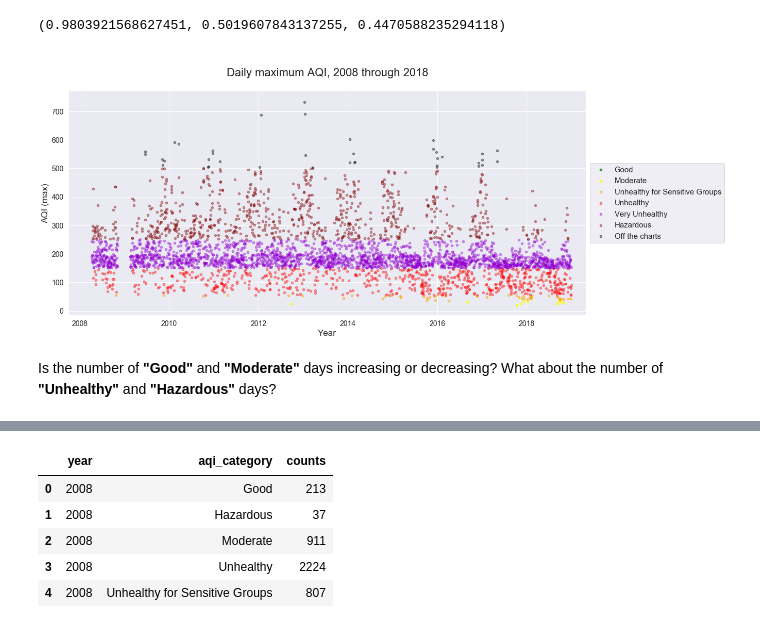
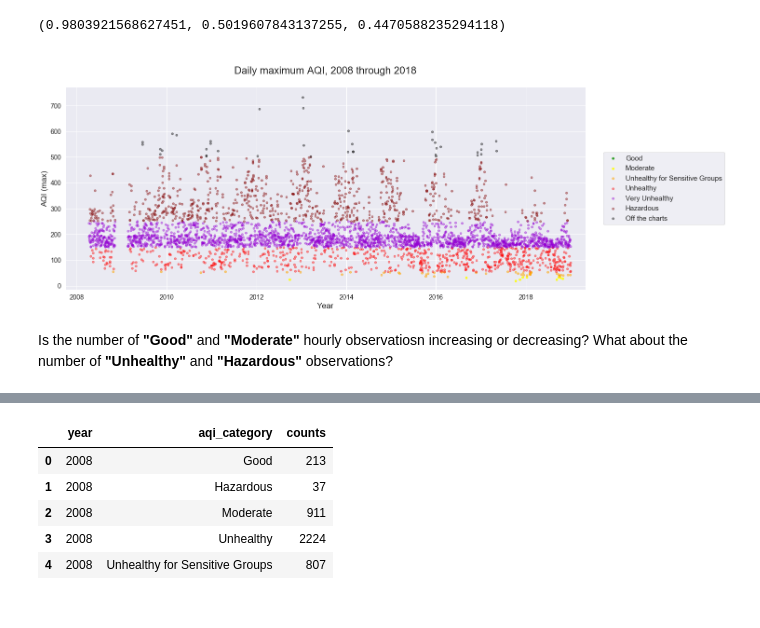
Before and after one commit to yontartu/wuran, a Jupyter notebook: beijing_aqi_analysis.ipynb, the cells around one changed output, grey strips where cells are left out. Cells and saved outputs as stored; diff of their text form; code cells hidden in the pictures.

```diff
--- a/beijing_aqi_analysis.ipynb
+++ b/beijing_aqi_analysis.ipynb
@@ -262,26 +262,26 @@ e = m[(m.max_aqi > 150.5) & (m.max_aqi <= 250.5)]
 f = m[(m.max_aqi > 250.5) & (m.max_aqi <= 500.5)]
 g = m[(m.max_aqi > 500.5)]
 # %%
-plt.figure(figsize=(18,8))
+plt.figure(figsize=(20,8))
 plt.scatter(list(a.date_lt), a.max_aqi, alpha=1.0, s=20, c=[[0.2, 0.6274509803921569, 0.17254901960784313]], label='Good')
 plt.scatter(list(b.date_lt), b.max_aqi, alpha=0.8, s=20, c=[[1.0, 1.0, 0.0]], label='Moderate')
 plt.scatter(list(c.date_lt), c.max_aqi, alpha=0.5, s=20, c=[[1.0, 0.6470588235294118, 0.0]], label='Unhealthy for Sensitive Groups')
 plt.scatter(list(d.date_lt), d.max_aqi, alpha=0.4, s=20, c=[[1.0, 0.0, 0.0]], label='Unhealthy')
 plt.scatter(list(e.date_lt), e.max_aqi, alpha=0.4, s=20, c=[[0.5803921568627451, 0.0, 0.8274509803921568]], label='Very Unhealthy')
 plt.scatter(list(f.date_lt), f.max_aqi, alpha=0.4, s=20, c=[[0.5019607843137255, 0.0, 0.0]], label='Hazardous')
 plt.scatter(list(g.date_lt), g.max_aqi, alpha=0.4, s=20, c=[[0.0, 0.0, 0.0]], label='Off the charts')
 plt.xlim(datetime.date(2007,10,1), datetime.date(2019,5,1))
 plt.title('\nDaily maximum AQI, 2008 through 2018\n', size=22)
 plt.ylabel('AQI (max)', size=17)
 plt.xlabel('Year', size=17)
 plt.xticks(size=14)
 plt.yticks(size=14)
 plt.legend(loc='center right', bbox_to_anchor=(1.275, 0.5), fontsize=15)
 plt.savefig(os.getcwd() + '/img/pollution/5_daily_max_aqi.png')
 # %% [output]
-[figure, old version]
+[figure, new version]
 # %% [markdown]
-Is the number of **"Good"** and **"Moderate"** days increasing or decreasing? What about the number of **"Unhealthy"** and **"Hazardous"** days?
+Is the number of **"Good"** and **"Moderate"** hourly observatiosn increasing or decreasing? What about the number of **"Unhealthy"** and **"Hazardous"** observations?
 # %%
 pollution_data.head()
 # %% [output]
```
Also changed, not shown: parts of 45 cells of this notebook.
